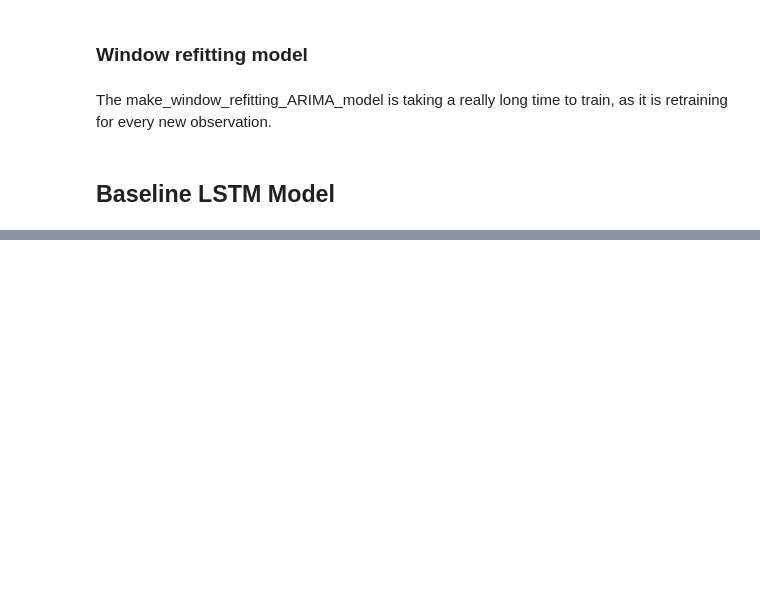
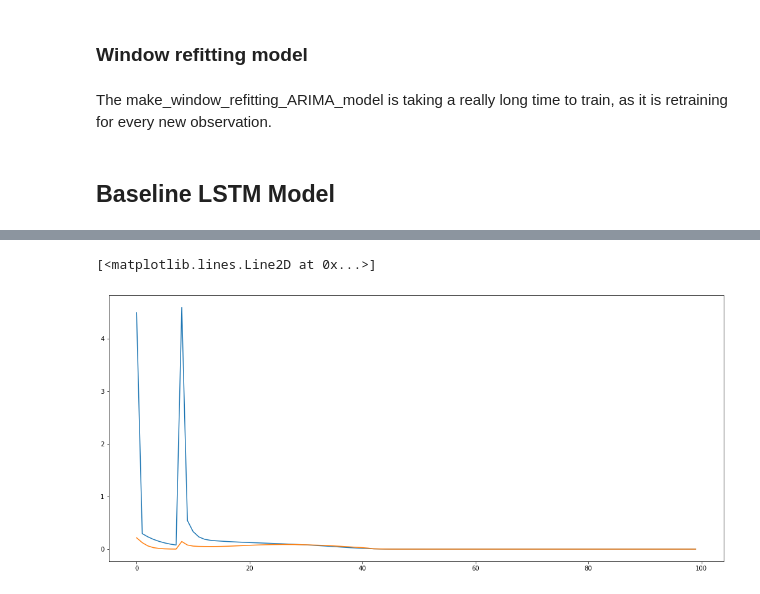
Before and after one commit to MohammadBakir/Bitcoin-Price-Prediction, a Jupyter notebook: time_series/time_series.ipynb, the cells around one changed output, grey strips where cells are left out. Drawn from its saved outputs; the diff is of its cells as text; code cells hidden in the pictures; blank space fills up the shorter version.

```diff
--- a/time_series/time_series.ipynb
+++ b/time_series/time_series.ipynb
@@ -338,0 +347,2 @@ def split_sequence(sequence, n_steps = num_steps):
+# %%
+std = StandardScaler()
@@ -339,6 +359,13 @@ def split_sequence(sequence, n_steps = num_steps):
+# %%
+train = df_train.copy()
+train = np.array(train.y)[:, np.newaxis]
+val = df_val.copy()
+val = np.array(val.y)[:, np.newaxis]
+std.fit(train)
+
+val = std.transform(val)
+train = std.transform(train)
 # %%
 num_steps = 72
 n_features = 1
-train = df_train.y.values
-train
 # %% [output]
@@ -405,0 +464,7 @@ KeyboardInterrupt:
+# %%
+plt.figure(figsize=(18,8))
+plt.plot(history.history['loss'])
+plt.plot(history.history['val_loss'])
+# %% [output]
+[<matplotlib.lines.Line2D at 0x...>]
+[figure, added]
```
Also changed, not shown: parts of 24 cells of this notebook, 2 other files.
